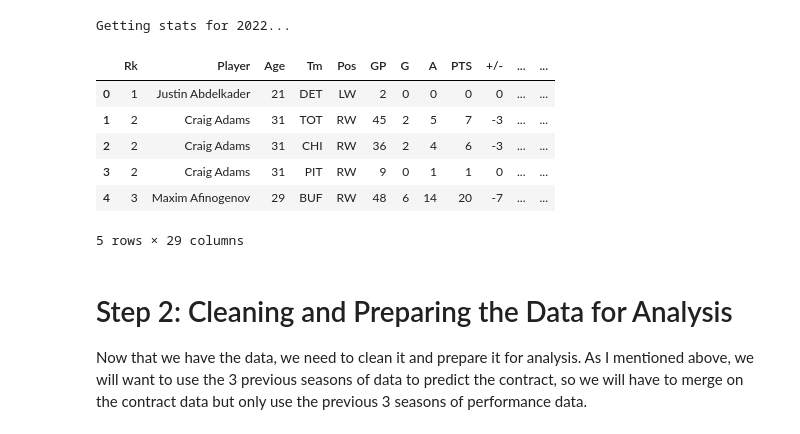
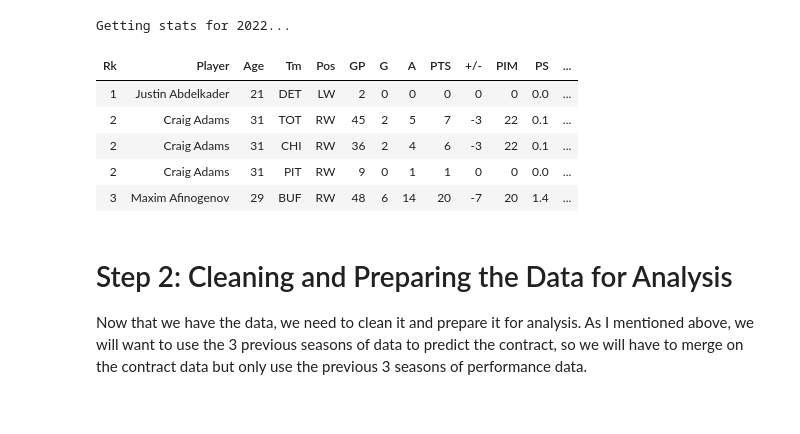
Before and after one commit to lukekerwin/DS-320_Project, a Jupyter notebook: Luke/main.ipynb, the cells around one changed output. Saved outputs shown, nothing was run; the diff lists cells and outputs as text; code cells hidden in the pictures.

```diff
--- a/Luke/main.ipynb
+++ b/Luke/main.ipynb
@@ -70,19 +80,18 @@ Getting stats for 2022...
 # %%
 stats_ = pd.concat(stats)
 # Remove the multi-index
 stats_.columns = ['Rk', 'Player', 'Age', 'Tm', 'Pos', 'GP', 'G', 'A', 'PTS', '+/-', 'PIM',
        'PS', 'EV', 'PP', 'SH', 'GW', 'EV', 'PP', 'SH', 'S', 'S%', 'TOI',
        'ATOI', 'BLK', 'HIT', 'FOW', 'FOL', 'FO%', 'SEASON']
 stats_.to_csv('data/stats.csv', index=False)
-stats_.head()
+stats_.head().style.hide_index()
 # %% [output]
-|  | Rk | Player | Age | Tm | Pos | GP | G | A | PTS | +/- | ... | ... |
-| 0 | 1 | Justin Abdelkader | 21 | DET | LW | 2 | 0 | 0 | 0 | 0 | ... | ... |
-| 1 | 2 | Craig Adams | 31 | TOT | RW | 45 | 2 | 5 | 7 | -3 | ... | ... |
-| 2 | 2 | Craig Adams | 31 | CHI | RW | 36 | 2 | 4 | 6 | -3 | ... | ... |
-| 3 | 2 | Craig Adams | 31 | PIT | RW | 9 | 0 | 1 | 1 | 0 | ... | ... |
-| 4 | 3 | Maxim Afinogenov | 29 | BUF | RW | 48 | 6 | 14 | 20 | -7 | ... | ... |
+| Rk | Player | Age | Tm | Pos | GP | G | A | PTS | +/- | PIM | PS | ... |
+| 1 | Justin Abdelkader | 21 | DET | LW | 2 | 0 | 0 | 0 | 0 | 0 | 0.0 | ... |
+| 2 | Craig Adams | 31 | TOT | RW | 45 | 2 | 5 | 7 | -3 | 22 | 0.1 | ... |
+| 2 | Craig Adams | 31 | CHI | RW | 36 | 2 | 4 | 6 | -3 | 22 | 0.1 | ... |
+| 2 | Craig Adams | 31 | PIT | RW | 9 | 0 | 1 | 1 | 0 | 0 | 0.0 | ... |
+| 3 | Maxim Afinogenov | 29 | BUF | RW | 48 | 6 | 14 | 20 | -7 | 20 | 1.4 | ... |
-5 rows × 29 columns
 # %% [markdown]
 # Step 2: Cleaning and Preparing the Data for Analysis
 
```
Also changed, not shown: parts of 4 cells of this notebook, 11 other files.
